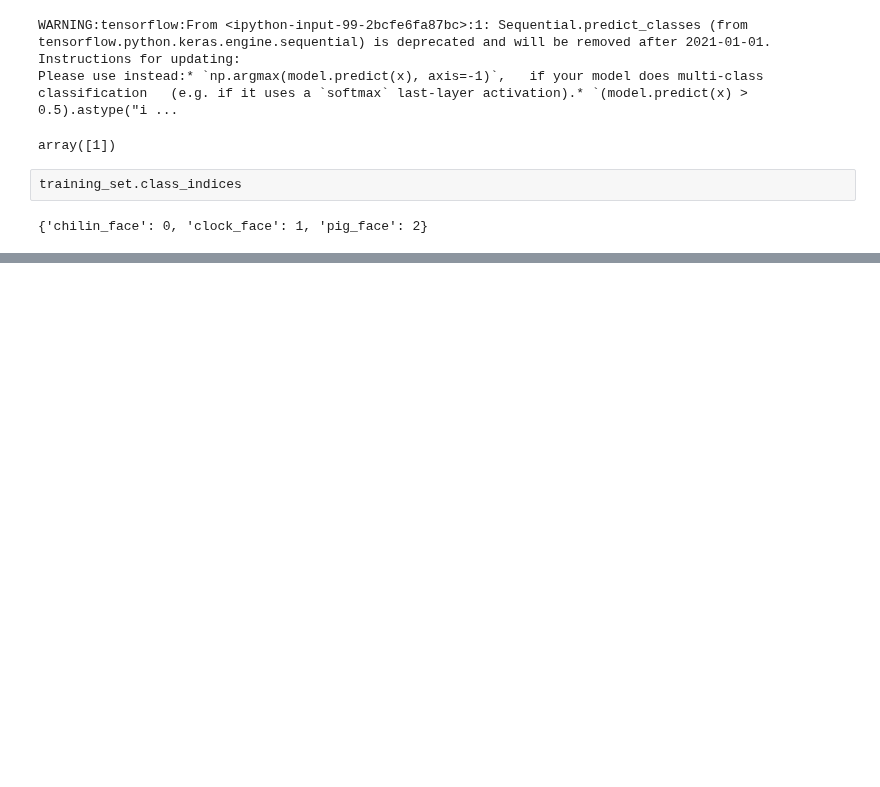
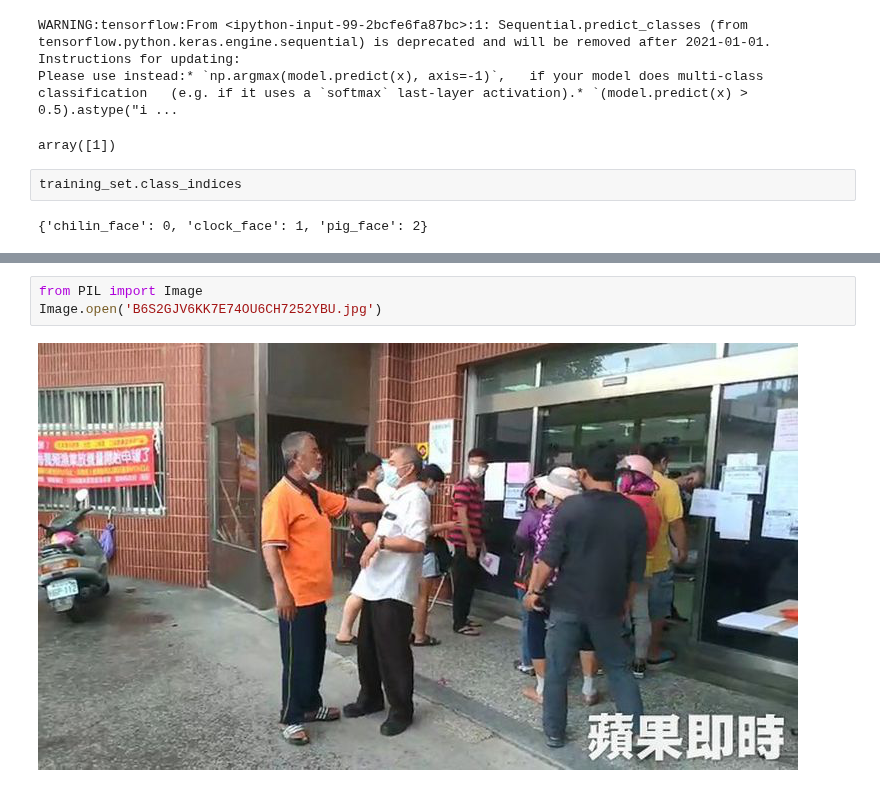
Before and after one commit to ywchiu/taipeifubon, a Jupyter notebook: Demo20200511.ipynb, the cells around one changed output, grey strips where cells are left out. Drawn from its saved outputs; the diff is of its cells as text; blank space fills up the shorter version.

```diff
--- a/Demo20200511.ipynb
+++ b/Demo20200511.ipynb
@@ -416,0 +549,5 @@ training_set.class_indices
+# %%
+from PIL import Image
+Image.open('B6S2GJV6KK7E74OU6CH7252YBU.jpg')
+# %% [output]
+[figure, added]
```
Also changed, not shown: parts of 23 cells of this notebook.
